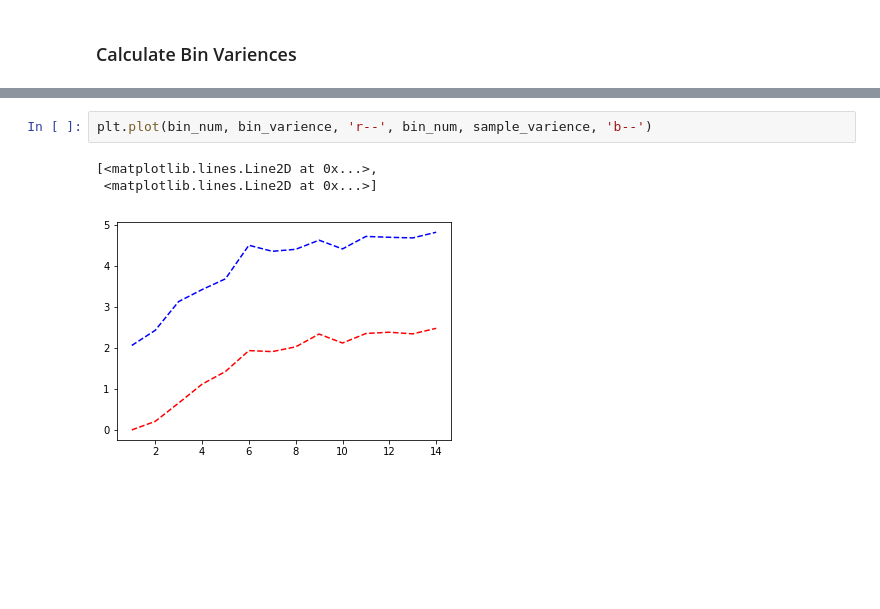
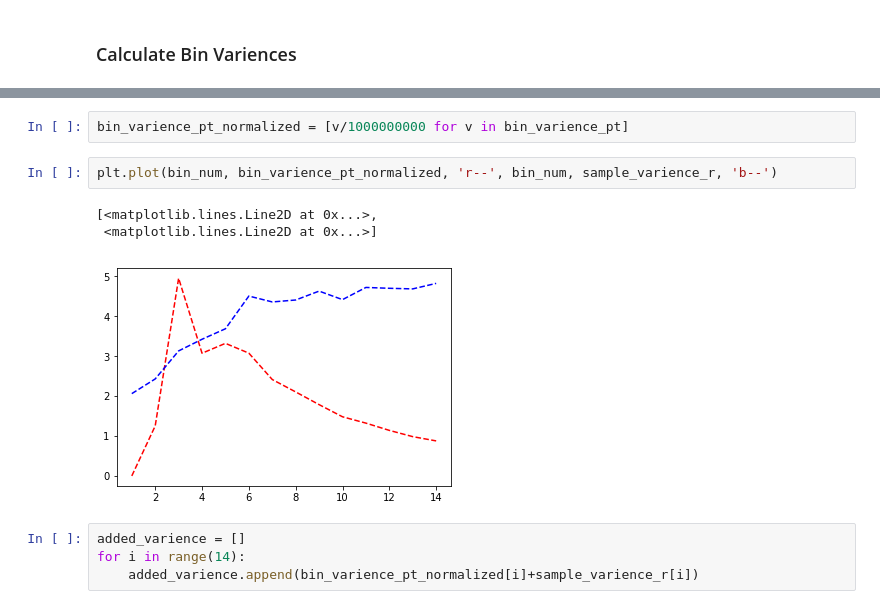
Before and after one commit to liwencong1995/SDS-Capstone-Zebrafish, a Jupyter notebook: t_optimization.ipynb, the cells around one changed output, grey strips where cells are left out. Cells and saved outputs as stored; diff of their text form; blank space fills up the shorter version.

```diff
--- a/t_optimization.ipynb
+++ b/t_optimization.ipynb
@@ -136,6 +132,12 @@ plt.title('bin varience vs. bin #')
+# %%
+bin_varience_pt_normalized = [v/1000000000 for v in bin_varience_pt]
 # %%
-plt.plot(bin_num, bin_varience, 'r--', bin_num, sample_varience, 'b--')
+plt.plot(bin_num, bin_varience_pt_normalized, 'r--', bin_num, sample_varience_r, 'b--')
 # %% [output]
 [<matplotlib.lines.Line2D at 0x...>,
  <matplotlib.lines.Line2D at 0x...>]
-[figure, old version]
+[figure, new version]
+# %%
+added_varience = []
+for i in range(14):
+    added_varience.append(bin_varience_pt_normalized[i]+sample_varience_r[i])
```
Also changed, not shown: parts of 5 cells of this notebook, 1 other file.
